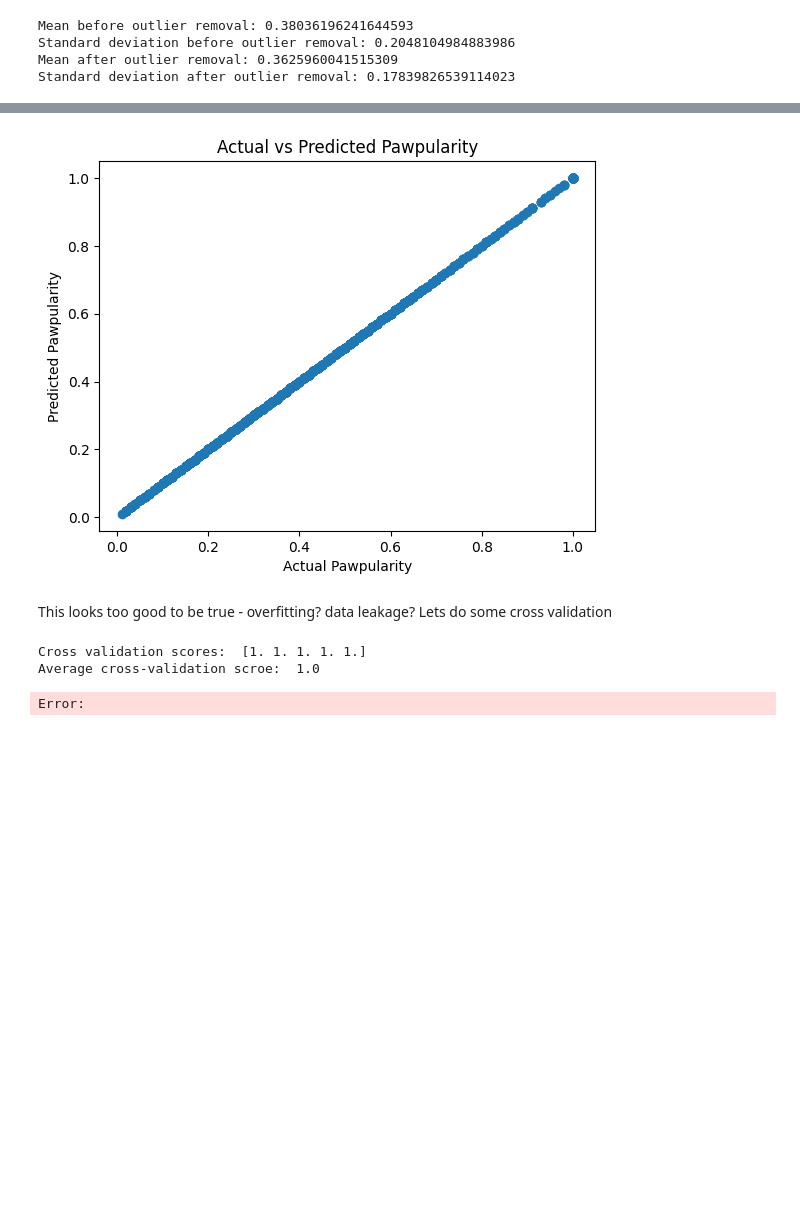
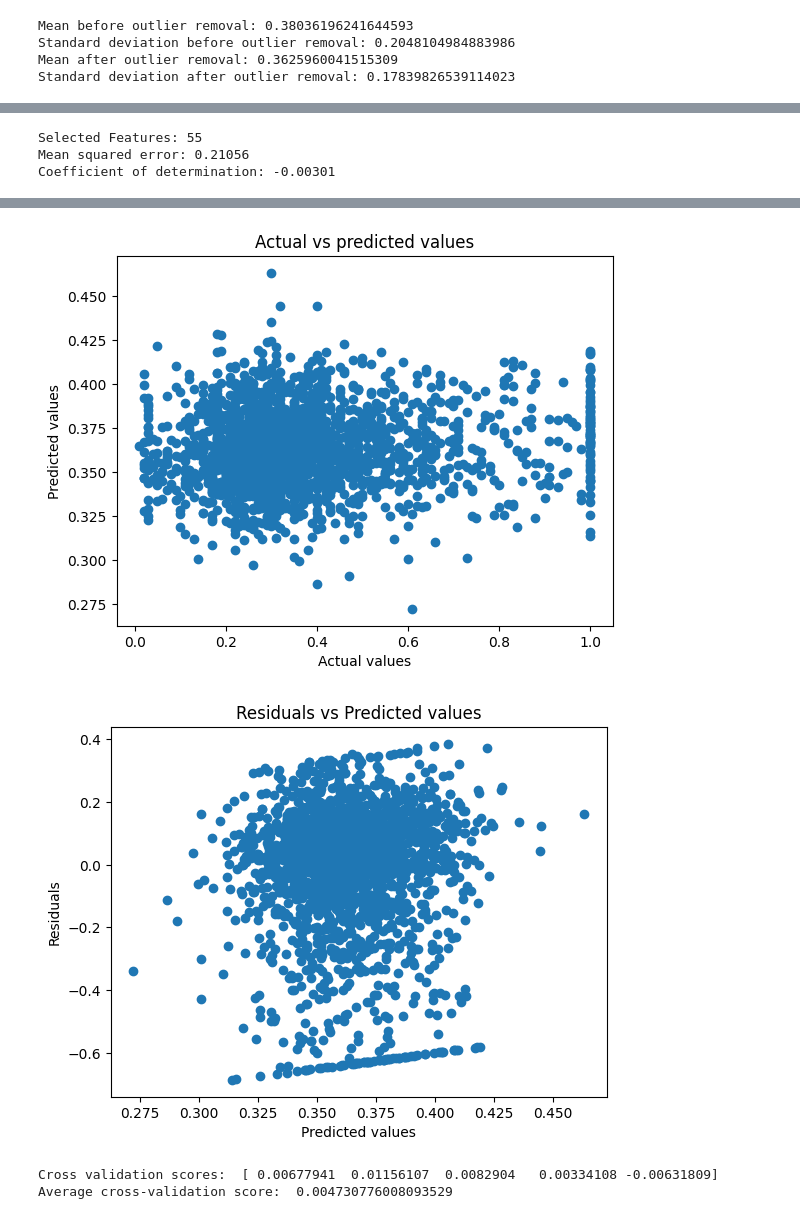
Before and after one commit to minesamaro/pawpularity-daco, a Jupyter notebook: meta_feat.ipynb, the cells around one changed output, grey strips where cells are left out. Cells and saved outputs as stored; diff of their text form; code cells hidden in the pictures; blank space fills up the shorter version.

```diff
--- a/meta_feat.ipynb
+++ b/meta_feat.ipynb
@@ -133,27 +558,52 @@ Standard deviation after outlier removal: 0.17839826539114023
+# %%
+## Using the whole training data
+
+# Train the model
+model = RandomForestRegressor()
+model.fit(of_X_train, of_y_train)
+
+# Make predictions
+y_pred = model.predict(X_val)
+
+rmse_list.append(np.sqrt(mean_squared_error(y_val, y_pred)))
+r2_list.append(r2_score(y_val, y_pred))
+
+ftrs.append(selected_features)
+
+
+print(f"Selected Features: {i}")
+# Display the metrics of the best model
+print('Mean squared error: %.5f' % np.sqrt(mean_squared_error(y_val, y_pred)))
+print('Coefficient of determination: %.5f' % r2_score(y_val, y_pred))
+# %% [output]
+Selected Features: 55
+Mean squared error: 0.21056
+Coefficient of determination: -0.00301
 # %%
-from sklearn.feature_selection import RFE
+# Train the model using the best number of features and best features selected by RFE
+model = LinearRegression()
+model.fit(of_X_train[ftrs[best]], of_y_train)
 
-# Train the model
-model = LinearRegression()
-rfe=RFE(model,n_features_to_select=18)
-x_rfe=rfe.fit_transform(of_X_train,of_y_train)
-#get the selected features
-selected_features = X.columns[rfe.support_]
-model.fit(of_X_train[selected_features], of_y_train)
-
-# Make predictions
-y_pred = model.predict(X_val[selected_features])
+# Make predictions using the validation set
+y_pred = model.predict(X_val[ftrs[best]])
 
 # Display the metrics of the best model
-print(f"Selected Features: {selected_features}")
+print(f"Selected Features: {ftrs[best]}")
 print(f"Coefficients: {model.coef_}")
-print('Mean squared error: %.5f' % np.sqrt(mean_squared_error(y_val, y_pred)))
+print('Root Mean squared error: %.5f' % np.sqrt(mean_squared_error(y_val, y_pred)))
 print('Coefficient of determination: %.5f' % r2_score(y_val, y_pred))
 
-# Plot the predictions against the actual values
+# Plot the predicted vs actual values
 plt.scatter(y_val, y_pred)
-plt.xlabel('Actual Pawpularity')
-plt.ylabel('Predicted Pawpularity')
-plt.title('Actual vs Predicted Pawpularity')
+plt.xlabel('Actual values')
+plt.ylabel('Predicted values')
+plt.title('Actual vs predicted values')
 plt.show()
+
+# Plot the residuals
+plt.scatter(y_pred, y_pred - y_val)
+plt.xlabel('Predicted values')
+plt.ylabel('Residuals')
+plt.title('Residuals vs Predicted values')
+plt.show()
 # %% [output]
@@ -172,18 +627,16 @@ Coefficient of determination: 1.00000
-[figure, old version]
+[figure, new version]
+[figure, added]
-# %% [markdown]
-This looks too good to be true - overfitting? data leakage?
-Lets do some cross validation
 # %%
 # Perform cross validation on the training set
 from sklearn.model_selection import cross_val_score
 
-X = train_data.iloc[:, 1:-1]
+X = train_data.iloc[:, 1:-1].drop('Pawpularity', axis=1)
 y = train_data['Pawpularity']
 
 # Test the model with cross validation
 scores = cross_val_score(model, X, y, cv=5)
 print("Cross validation scores: ", scores)
-print("Average cross-validation scroe: ", scores.mean())
+print("Average cross-validation score: ", scores.mean())
 # %% [output]
-Cross validation scores:  [1. 1. 1. 1. 1.]
-Average cross-validation scroe:  1.0
+Cross validation scores:  [ 0.00677941  0.01156107  0.0082904   0.00334108 -0.00631809]
+Average cross-validation score:  0.004730776008093529
@@ -193,4 +642,0 @@ model.fit(X, y)
-# %%
-conda install -c conda-forge::mahotas
-# %% [output]
-Error:
```
Also changed, not shown: parts of 27 cells of this notebook.
